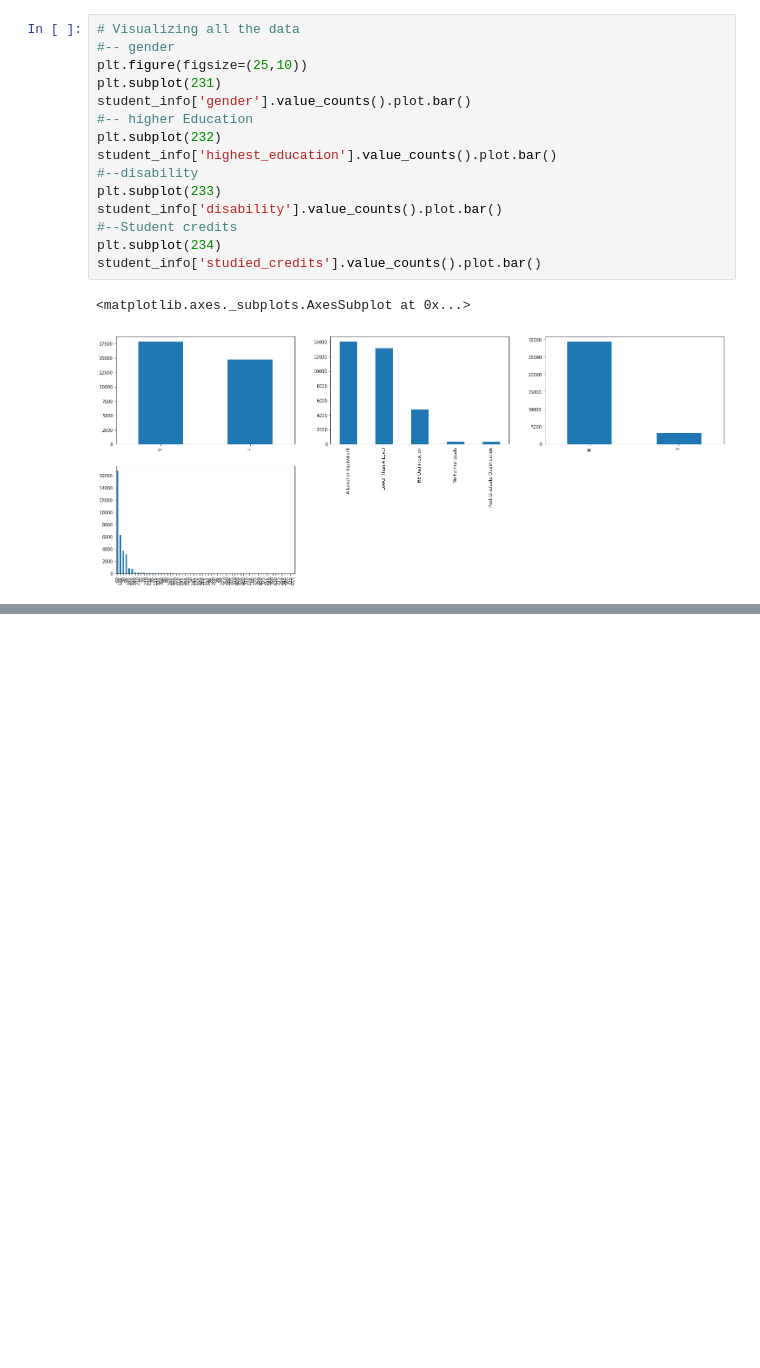
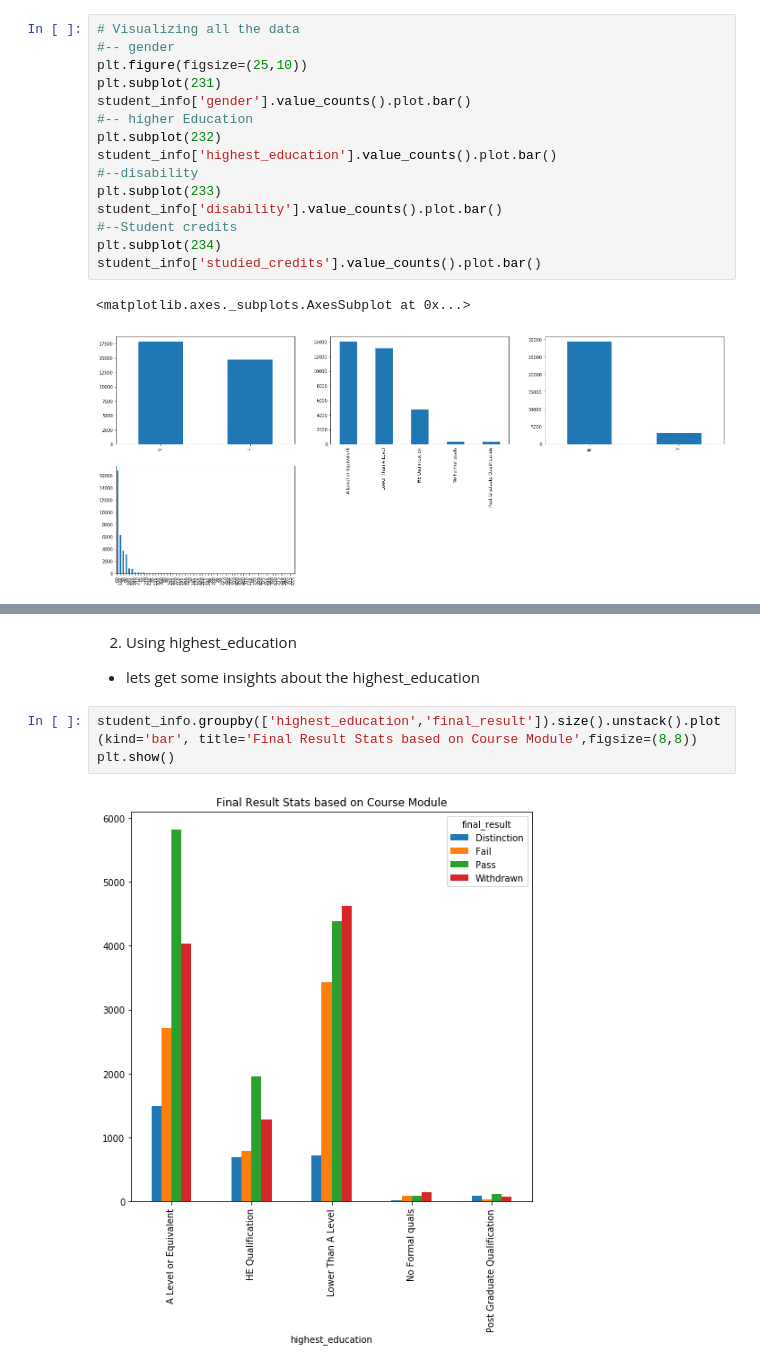
Before and after one commit to Heramb001/LearningAnalytics_Predicting_students_at-risk, a Jupyter notebook: CS_773_Data_Mining_Project_2_EDA.ipynb, the cells around one changed output, grey strips where cells are left out. Drawn from its saved outputs; the diff is of its cells as text; blank space fills up the shorter version.

```diff
--- a/CS_773_Data_Mining_Project_2_EDA.ipynb
+++ b/CS_773_Data_Mining_Project_2_EDA.ipynb
@@ -105,0 +187,8 @@ student_info['studied_credits'].value_counts().plot.bar()
+# %% [markdown]
+2) Using highest_education
+- lets get some insights about the highest_education
+# %%
+student_info.groupby(['highest_education','final_result']).size().unstack().plot(kind='bar', title='Final Result Stats based on Course Module',figsize=(8,8))
+plt.show()
+# %% [output]
+[figure, added]
```
Also changed, not shown: parts of 9 cells of this notebook, 2 other files.
